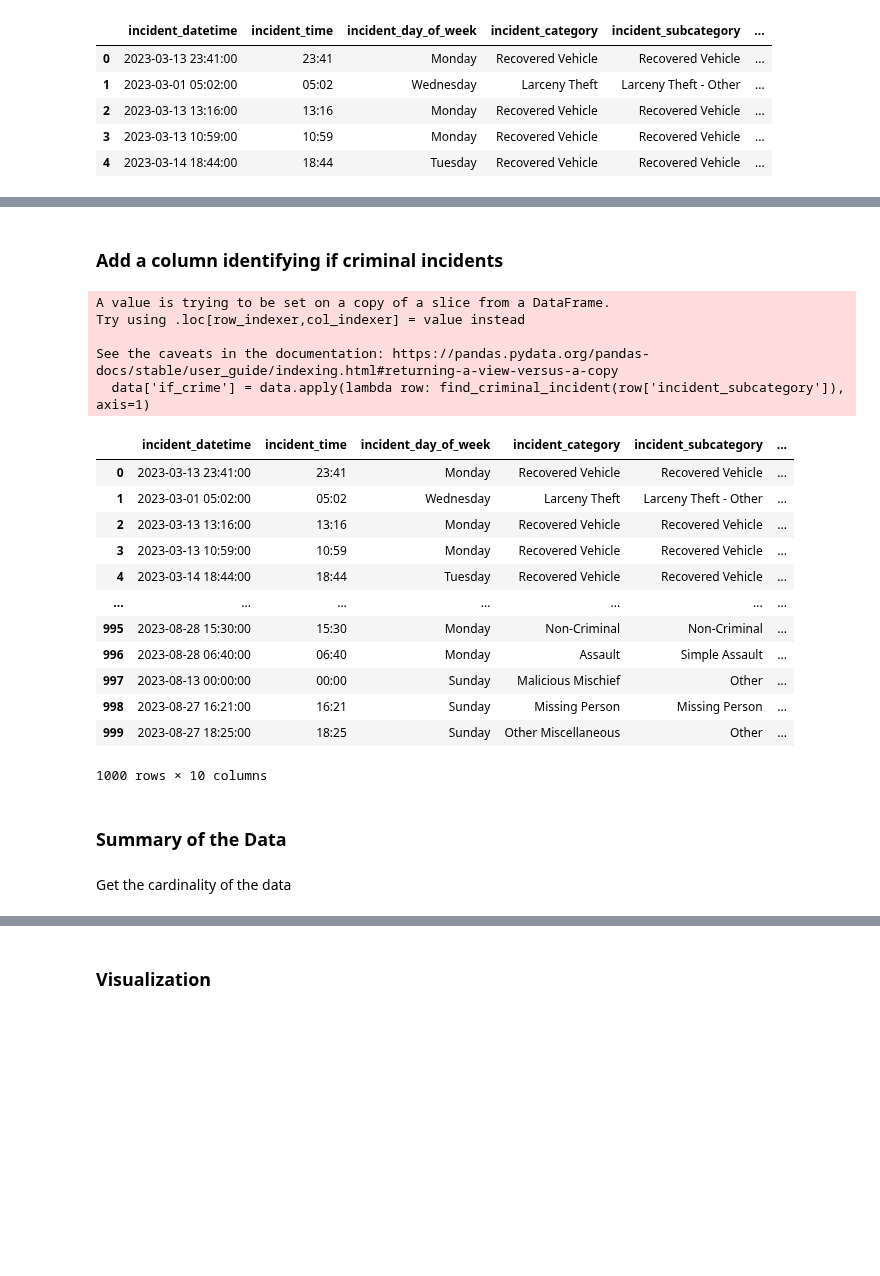
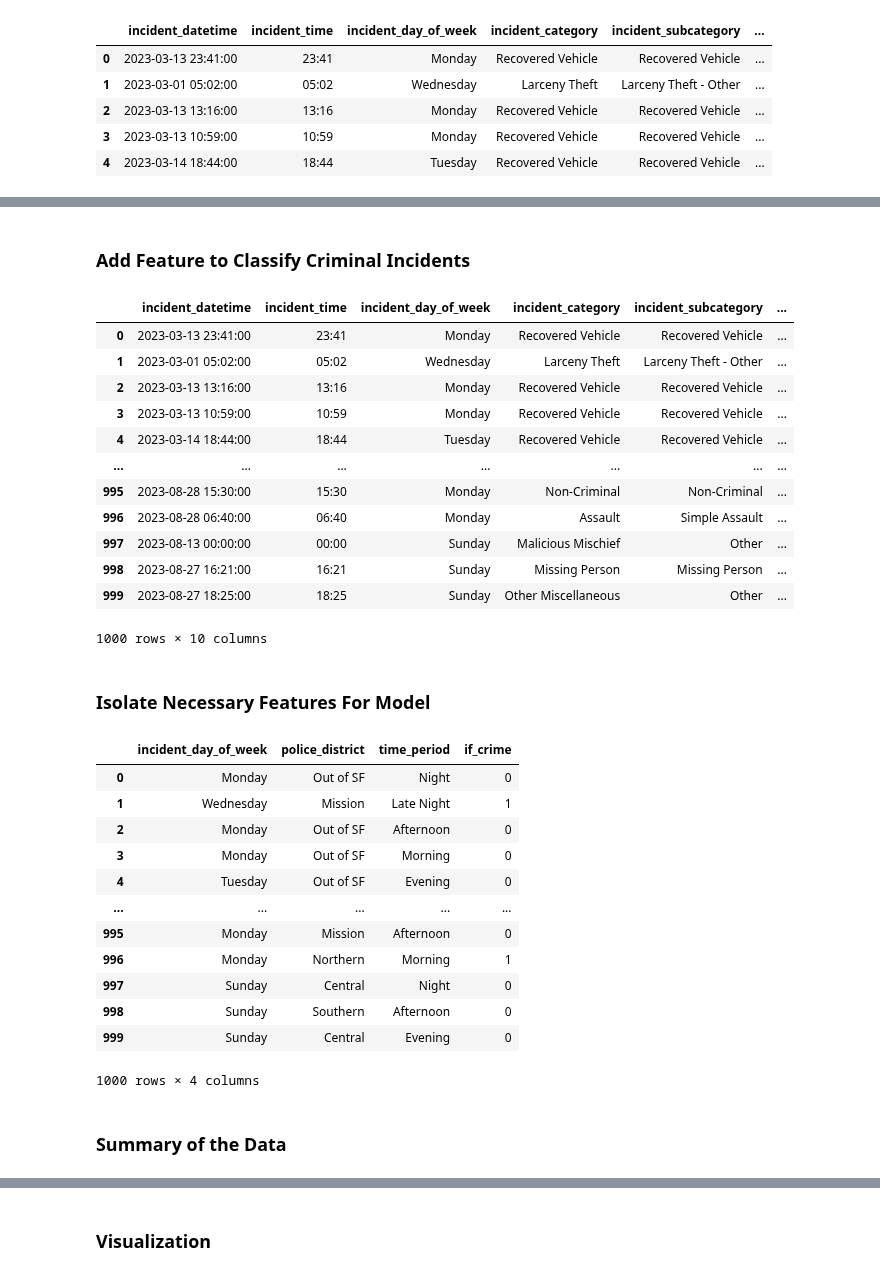
Before and after one commit to DSCI-310-2024/DSCI-310_group-10_crime-prediction, a Jupyter notebook: time_period_crime.ipynb, the cells around one changed output, grey strips where cells are left out. Drawn from its saved outputs; the diff is of its cells as text; code cells hidden in the pictures; blank space fills up the shorter version.

```diff
--- a/time_period_crime.ipynb
+++ b/time_period_crime.ipynb
@@ -63,10 +58,3 @@ data.head()
 | 2 | 2023-03-13 13:16:00 | 13:16 | Monday | Recovered Vehicle | Recovered Vehicle | ... |
 | 3 | 2023-03-13 10:59:00 | 10:59 | Monday | Recovered Vehicle | Recovered Vehicle | ... |
 | 4 | 2023-03-14 18:44:00 | 18:44 | Tuesday | Recovered Vehicle | Recovered Vehicle | ... |
-# %%
-# create hour and minute columns
-import random
-random.seed(100)
-data['hour'] = data['incident_datetime'].dt.hour
-data['minute'] = data['incident_datetime'].dt.minute
-data.head()
@@ -91,0 +63,4 @@ See the caveats in the documentation: https://pandas.pydata.org/pandas-docs/stab
+# %%
+data = data.assign(hour = data['incident_datetime'].dt.hour,
+                   minute = data['incident_datetime'].dt.minute)
+data.head()
@@ -127,5 +106,5 @@ See the caveats in the documentation: https://pandas.pydata.org/pandas-docs/stab
 # %% [markdown]
-### Add a column identifying if criminal incidents
+### Add Feature to Classify Criminal Incidents
 # %%
 # identify criminal incidents using subcategory
 criminal_incident = ["Larceny - From Vehicle", "Vandalism", "Larceny Theft - Other", "Motor Vehicle Theft",
@@ -144,24 +120,38 @@ def find_criminal_incident(incident):
 # %%
-data['if_crime'] = data.apply(lambda row: find_criminal_incident(row['incident_subcategory']), axis=1)
+data = data.assign(if_crime = data.apply(lambda row: int(row['incident_subcategory'] in criminal_incident), axis=1))
 data
 # %% [output]
+|  | incident_datetime | incident_time | incident_day_of_week | incident_category | incident_subcategory | ... |
+| 0 | 2023-03-13 23:41:00 | 23:41 | Monday | Recovered Vehicle | Recovered Vehicle | ... |
+| 1 | 2023-03-01 05:02:00 | 05:02 | Wednesday | Larceny Theft | Larceny Theft - Other | ... |
+| 2 | 2023-03-13 13:16:00 | 13:16 | Monday | Recovered Vehicle | Recovered Vehicle | ... |
+| 3 | 2023-03-13 10:59:00 | 10:59 | Monday | Recovered Vehicle | Recovered Vehicle | ... |
+| 4 | 2023-03-14 18:44:00 | 18:44 | Tuesday | Recovered Vehicle | Recovered Vehicle | ... |
+| ... | ... | ... | ... | ... | ... | ... |
+| 995 | 2023-08-28 15:30:00 | 15:30 | Monday | Non-Criminal | Non-Criminal | ... |
+| 996 | 2023-08-28 06:40:00 | 06:40 | Monday | Assault | Simple Assault | ... |
+| 997 | 2023-08-13 00:00:00 | 00:00 | Sunday | Malicious Mischief | Other | ... |
+| 998 | 2023-08-27 16:21:00 | 16:21 | Sunday | Missing Person | Missing Person | ... |
+| 999 | 2023-08-27 18:25:00 | 18:25 | Sunday | Other Miscellaneous | Other | ... |
-A value is trying to be set on a copy of a slice from a DataFrame.
-Try using .loc[row_indexer,col_indexer] = value instead
-
-See the caveats in the documentation: https://pandas.pydata.org/pandas-docs/stable/user_guide/indexing.html#returning-a-view-versus-a-copy
-  data['if_crime'] = data.apply(lambda row: find_criminal_incident(row['incident_subcategory']), axis=1)
+1000 rows × 10 columns
-|  | incident_datetime | incident_time | incident_day_of_week | incident_category | incident_subcategory | ... |
-| 0 | 2023-03-13 23:41:00 | 23:41 | Monday | Recovered Vehicle | Recovered Vehicle | ... |
-| 1 | 2023-03-01 05:02:00 | 05:02 | Wednesday | Larceny Theft | Larceny Theft - Other | ... |
-| 2 | 2023-03-13 13:16:00 | 13:16 | Monday | Recovered Vehicle | Recovered Vehicle | ... |
-| 3 | 2023-03-13 10:59:00 | 10:59 | Monday | Recovered Vehicle | Recovered Vehicle | ... |
-| 4 | 2023-03-14 18:44:00 | 18:44 | Tuesday | Recovered Vehicle | Recovered Vehicle | ... |
-| ... | ... | ... | ... | ... | ... | ... |
-| 995 | 2023-08-28 15:30:00 | 15:30 | Monday | Non-Criminal | Non-Criminal | ... |
-| 996 | 2023-08-28 06:40:00 | 06:40 | Monday | Assault | Simple Assault | ... |
-| 997 | 2023-08-13 00:00:00 | 00:00 | Sunday | Malicious Mischief | Other | ... |
-| 998 | 2023-08-27 16:21:00 | 16:21 | Sunday | Missing Person | Missing Person | ... |
-| 999 | 2023-08-27 18:25:00 | 18:25 | Sunday | Other Miscellaneous | Other | ... |
-1000 rows × 10 columns
+# %% [markdown]
+### Isolate Necessary Features For Model
+# %%
+data = data[['incident_day_of_week','police_district','time_period', 'if_crime']]
+data
+# %% [output]
+|  | incident_day_of_week | police_district | time_period | if_crime |
+| 0 | Monday | Out of SF | Night | 0 |
+| 1 | Wednesday | Mission | Late Night | 1 |
+| 2 | Monday | Out of SF | Afternoon | 0 |
+| 3 | Monday | Out of SF | Morning | 0 |
+| 4 | Tuesday | Out of SF | Evening | 0 |
+| ... | ... | ... | ... | ... |
+| 995 | Monday | Mission | Afternoon | 0 |
+| 996 | Monday | Northern | Morning | 1 |
+| 997 | Sunday | Central | Night | 0 |
+| 998 | Sunday | Southern | Afternoon | 0 |
+| 999 | Sunday | Central | Evening | 0 |
+1000 rows × 4 columns
 # %% [markdown]
 ### Summary of the Data
@@ -171,4 +158,2 @@ categorical_fields = ["incident_day_of_week",'incident_subcategory',
-# %% [markdown]
-Get the cardinality of the data
 # %%
 def data_cardinality():
```
Also changed, not shown: parts of 20 cells of this notebook.
